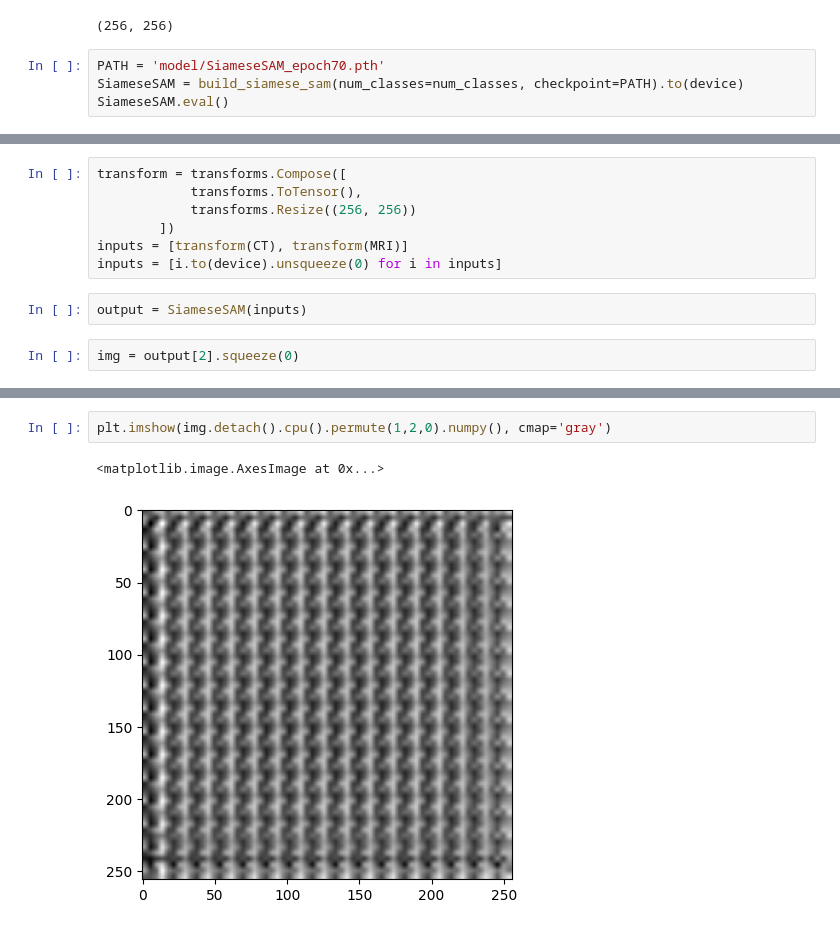
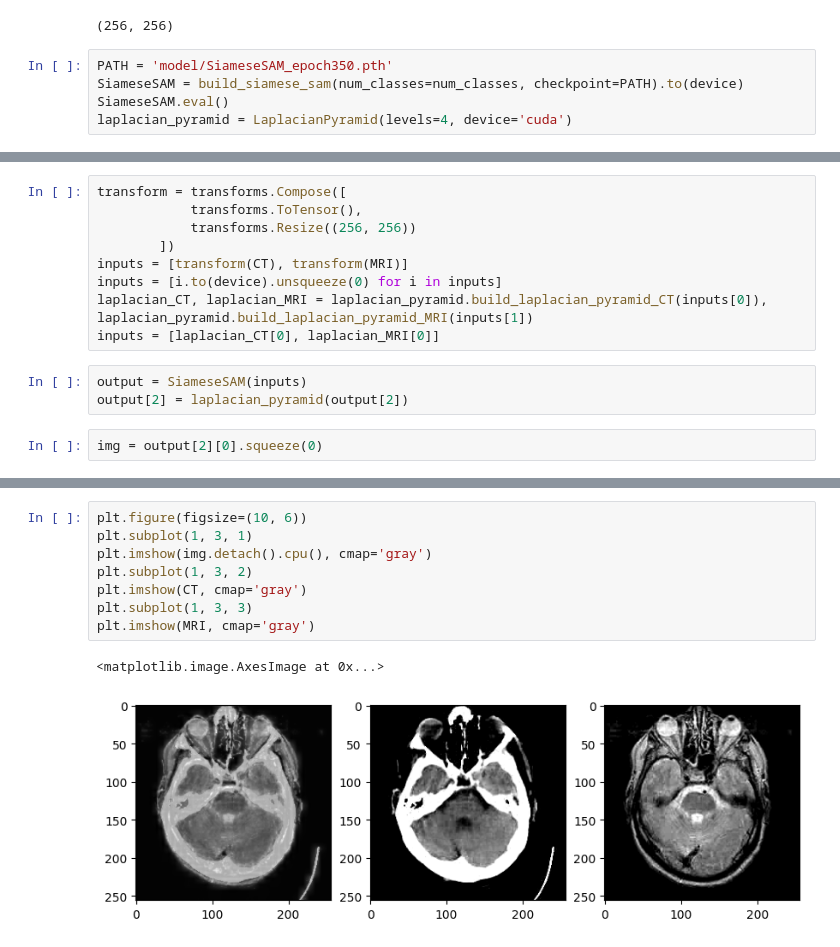
Before and after one commit to MILK-BIOS/SAM-based-CT-MRI-Fusion, a Jupyter notebook: test.ipynb, the cells around one changed output, grey strips where cells are left out. Cells and saved outputs as stored; diff of their text form.

```diff
--- a/test.ipynb
+++ b/test.ipynb
@@ -162,6 +162,7 @@ print(MRI.shape)
 # %% [output]
 (256, 256)
 # %%
-PATH = 'model/SiameseSAM_epoch70.pth'
+PATH = 'model/SiameseSAM_epoch350.pth'
 SiameseSAM = build_siamese_sam(num_classes=num_classes, checkpoint=PATH).to(device)
 SiameseSAM.eval()
+laplacian_pyramid = LaplacianPyramid(levels=4, device='cuda')
@@ -190,10 +173,13 @@ transform = transforms.Compose([
         ])
 inputs = [transform(CT), transform(MRI)]
 inputs = [i.to(device).unsqueeze(0) for i in inputs]
+laplacian_CT, laplacian_MRI = laplacian_pyramid.build_laplacian_pyramid_CT(inputs[0]), laplacian_pyramid.build_laplacian_pyramid_MRI(inputs[1])
+inputs = [laplacian_CT[0], laplacian_MRI[0]]
 # %%
 output = SiameseSAM(inputs)
+output[2] = laplacian_pyramid(output[2])
 # %%
-img = output[2].squeeze(0)
+img = output[2][0].squeeze(0)
 # %%
 print(img.shape)
 # %% [output]
@@ -201,5 +187,11 @@ torch.Size([1, 256, 256])
-# %%
-plt.imshow(img.detach().cpu().permute(1,2,0).numpy(), cmap='gray')
-# %% [output]
-<matplotlib.image.AxesImage at 0x...>
-[figure, removed]
+# %%
+plt.figure(figsize=(10, 6))
+plt.subplot(1, 3, 1)
+plt.imshow(img.detach().cpu(), cmap='gray')
+plt.subplot(1, 3, 2)
+plt.imshow(CT, cmap='gray')
+plt.subplot(1, 3, 3)
+plt.imshow(MRI, cmap='gray')
+# %% [output]
+<matplotlib.image.AxesImage at 0x...>
+[figure, added]
```
Also changed, not shown: parts of 10 cells of this notebook, 5 other files.
